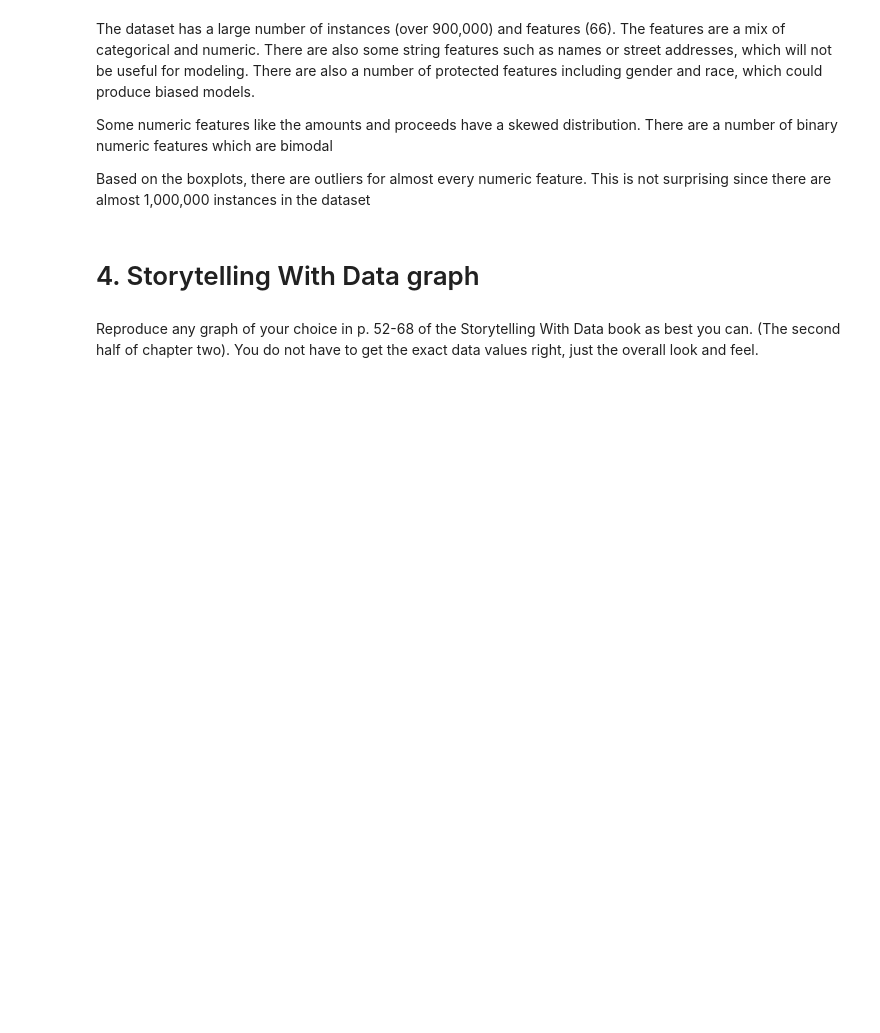
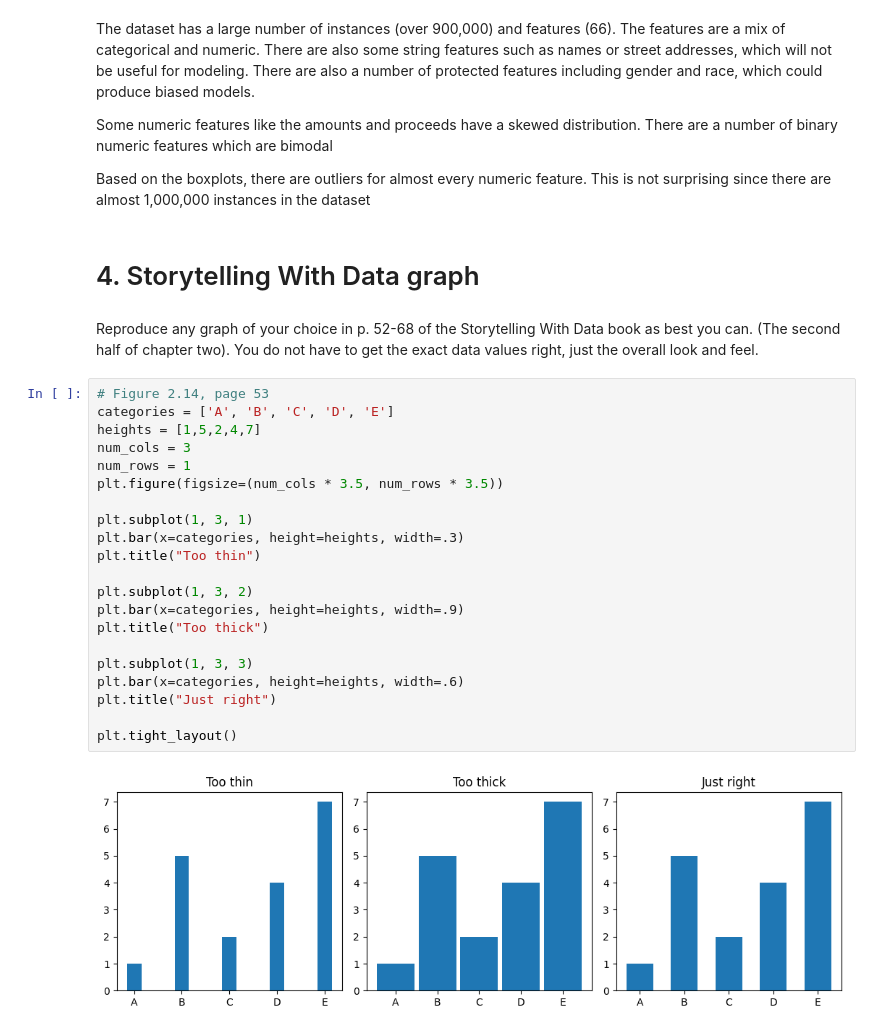
Before and after one commit to calebhadley1/Module-B-semester-2, a Jupyter notebook: OMDS-ModB2-Week4-Hadley-Caleb.ipynb, the cells around one changed output. Cells and saved outputs as stored; diff of their text form; blank space fills up the shorter version.

```diff
--- a/OMDS-ModB2-Week4-Hadley-Caleb.ipynb
+++ b/OMDS-ModB2-Week4-Hadley-Caleb.ipynb
@@ -468,3 +468,26 @@ Based on the boxplots, there are outliers for almost every numeric feature. This
 # 4. Storytelling With Data graph
 # %% [markdown]
 Reproduce any graph of your choice in p. 52-68 of the Storytelling With Data book as best you can.  (The second half of chapter two).  You do not have to get the exact data values right, just the overall look and feel.
+# %%
+# Figure 2.14, page 53
+categories = ['A', 'B', 'C', 'D', 'E']
+heights = [1,5,2,4,7]
+num_cols = 3
+num_rows = 1
+plt.figure(figsize=(num_cols * 3.5, num_rows * 3.5))
+
+plt.subplot(1, 3, 1)
+plt.bar(x=categories, height=heights, width=.3)
+plt.title("Too thin")
+
+plt.subplot(1, 3, 2)
+plt.bar(x=categories, height=heights, width=.9)
+plt.title("Too thick")
+
+plt.subplot(1, 3, 3)
+plt.bar(x=categories, height=heights, width=.6)
+plt.title("Just right")
+
+plt.tight_layout()
+# %% [output]
+[figure, added]
```
